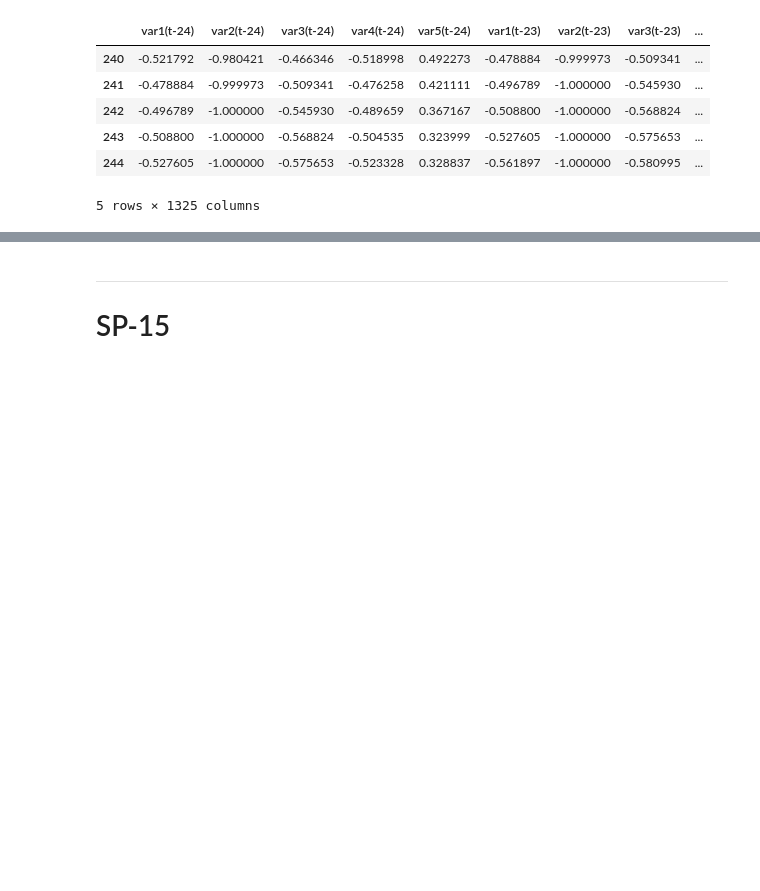
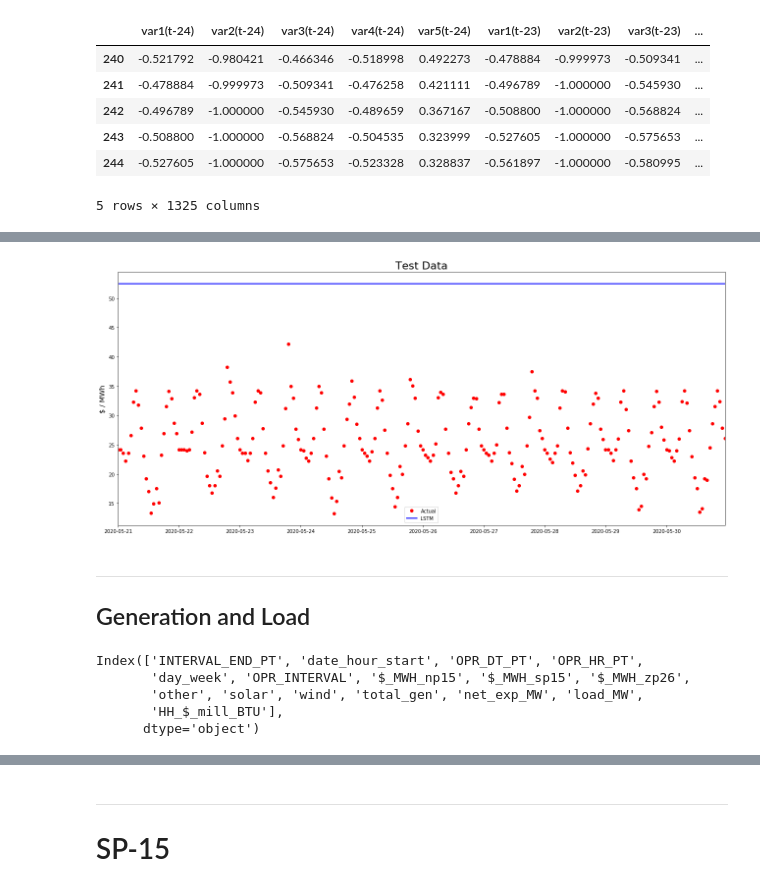
Before and after one commit to Morgan-Sell/caiso-price-forecast, a Jupyter notebook: Final.ipynb, the cells around one changed output, grey strips where cells are left out. Drawn from its saved outputs; the diff is of its cells as text; code cells hidden in the pictures; blank space fills up the shorter version.

```diff
--- a/Final.ipynb
+++ b/Final.ipynb
@@ -946,0 +940,17 @@ array([[[0.1, 1. ],
+# %%
+fig, ax = plt.subplots(figsize=(18,8))
+
+test_date_arr = caiso.index[-240:]
+
+ax.plot(test_date_arr, y1_test_inv, 'r.', label='Actual', markersize=12)
+ax.plot(test_date_arr, y1_test_pred_inv, 'b', label='LSTM', lw=3, alpha=0.7)
+
+ax.set_ylabel('$ / MWh', fontsize=14)
+#axs[1].set_ylim(0, 50)
+ax.set_xlim(test_date_arr.min(), test_date_arr.max())
+ax.set_title('Test Data', fontsize=22)
+ax.legend()
+
+plt.tight_layout();
+# %% [output]
+[figure, added]
@@ -946,0 +971,11 @@ array([[[0.1, 1. ],
+# %% [markdown]
+---
+## Generation and Load
+# %%
+caiso.columns
+# %% [output]
+Index(['INTERVAL_END_PT', 'date_hour_start', 'OPR_DT_PT', 'OPR_HR_PT',
+       'day_week', 'OPR_INTERVAL', '$_MWH_np15', '$_MWH_sp15', '$_MWH_zp26',
+       'other', 'solar', 'wind', 'total_gen', 'net_exp_MW', 'load_MW',
+       'HH_$_mill_BTU'],
+      dtype='object')
```
Also changed, not shown: parts of 24 cells of this notebook.
